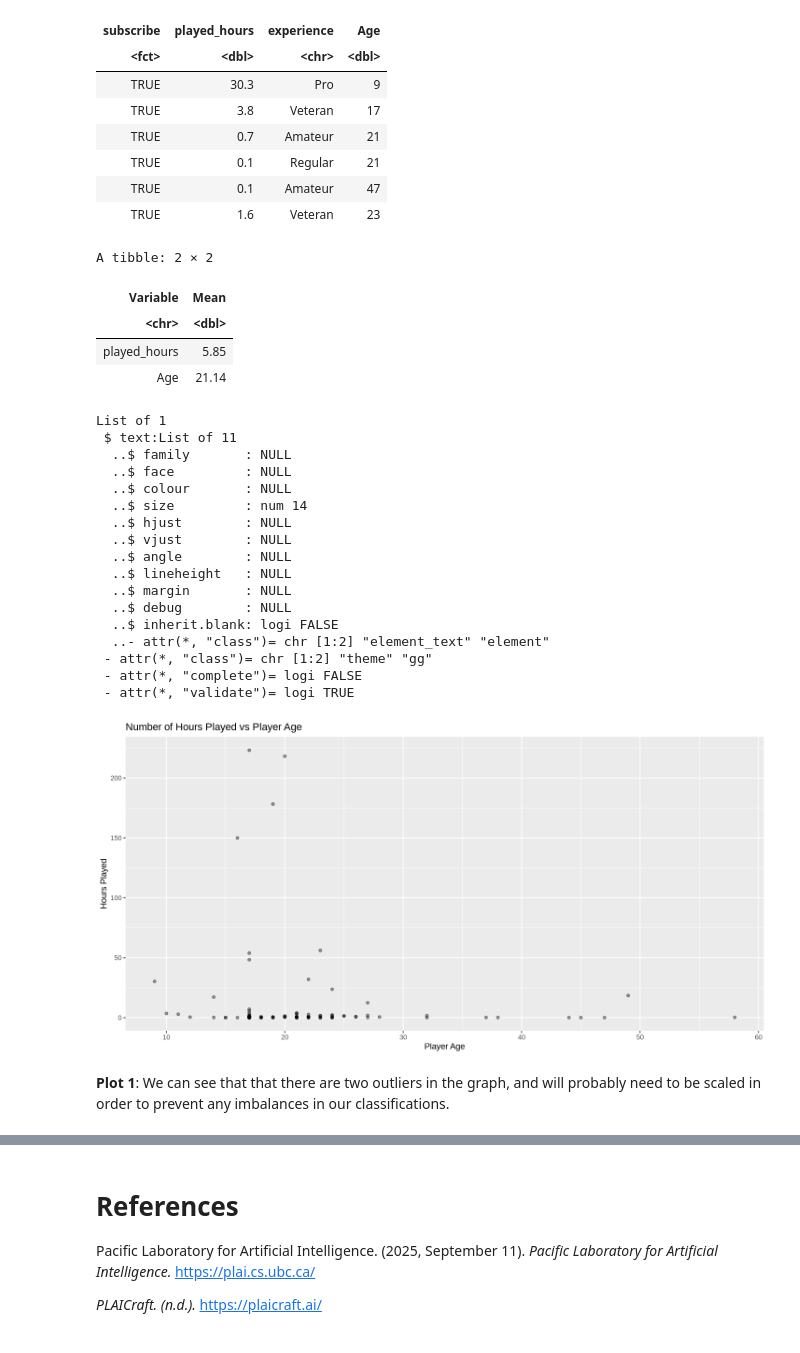
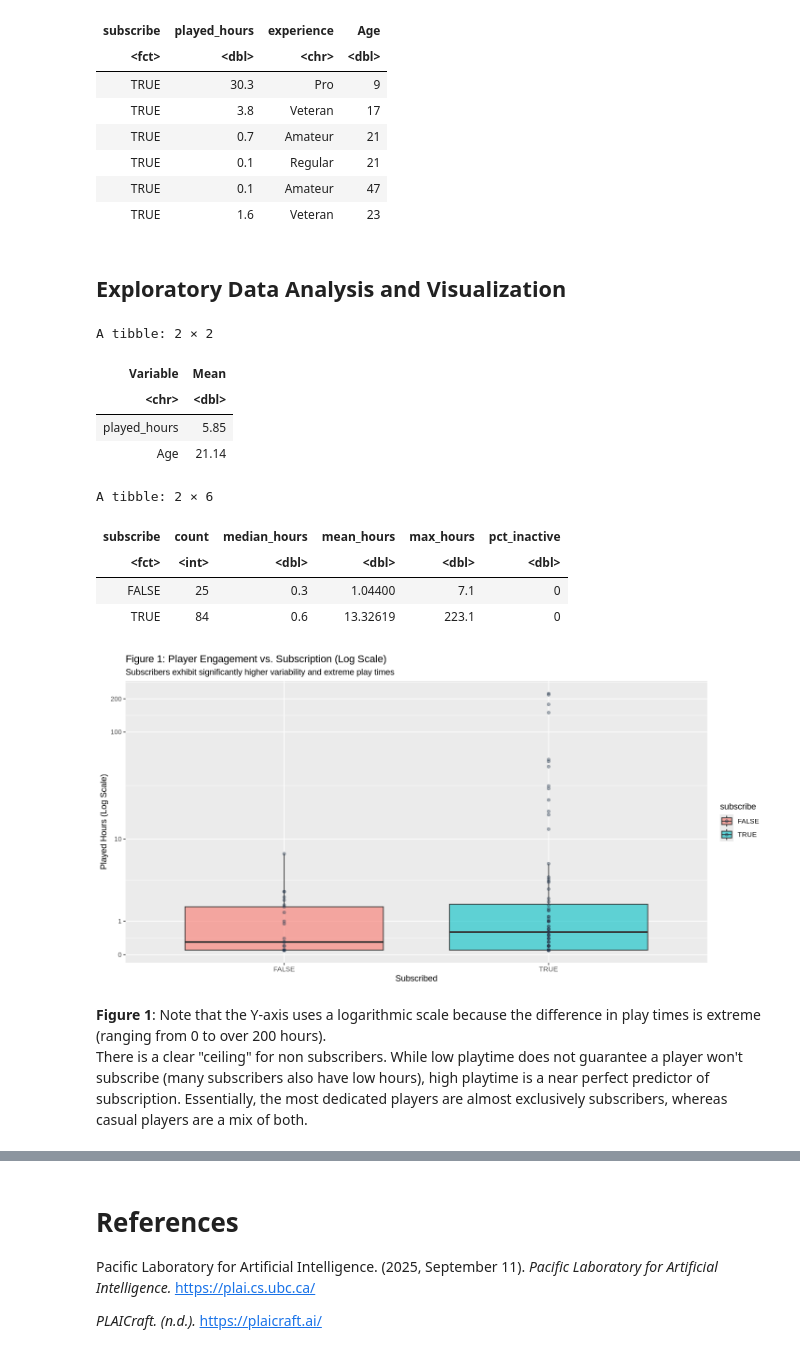
Before and after one commit to AjayAntonio77/DSCI-100-Final-Project, a Jupyter notebook: Final Group Project (R).ipynb, the cells around one changed output, grey strips where cells are left out. Drawn from its saved outputs; the diff is of its cells as text; code cells hidden in the pictures.

```diff
--- a/Final Group Project (R).ipynb
+++ b/Final Group Project (R).ipynb
@@ -176,6 +174,8 @@ A tibble: 6 × 4
 | TRUE | 0.1 | Regular | 21 |
 | TRUE | 0.1 | Amateur | 47 |
 | TRUE | 1.6 | Veteran | 23 |
+# %% [markdown]
+## Exploratory Data Analysis and Visualization
 # %%
 # Computing the mean value for each quantitative variable in the players
 
@@ -194,35 +194,43 @@ A tibble: 2 × 2
 # %%
 # Visualizations to better understand the data.
 
-minecraft_plot1 <- ggplot(players_new, aes(x = Age, y = played_hours)) +
-            geom_point(alpha = 0.4) +
-            labs(
-                x = "Player Age",
-                y = "Hours Played",
-                title = "Number of Hours Played vs Player Age")
-            theme(text = element_text(size = 14))
+# use a log scale to handle the extreme skew and zero values in the data
+minecraft_plot1 <- ggplot(players_new, aes(x = subscribe, y = played_hours, fill = subscribe)) +
+  geom_boxplot(outlier.shape = NA, alpha = 0.6) + # Boxplot summarizes distribution
+  geom_point(alpha = 0.4, color = "#2C3E50") + # Point shows actual data density
+  scale_y_continuous(trans = "log1p", breaks = c(0, 1, 10, 100, 200)) + # Log transformation for readability
+  labs(
+    title = "Figure 1: Player Engagement vs. Subscription (Log Scale)",
+    subtitle = "Subscribers exhibit significantly higher variability and extreme play times",
+    x = "Subscribed",
+    y = "Played Hours (Log Scale)"
+  )
+
 minecraft_plot1
+
+# Detailed statistics for played hours to support the Discussion
+hours_stats <- players_new %>%
+  group_by(subscribe) %>%
+  summarise(
+    count = n(),
+    median_hours = median(played_hours),
+    mean_hours = mean(played_hours),
+    max_hours = max(played_hours),
+    # Percentage of players with effectively zero playtime
+    pct_inactive = mean(played_hours == 0) * 100
+  )
+
+hours_stats
 # %% [output]
-List of 1
- $ text:List of 11
-  ..$ family       : NULL
-  ..$ face         : NULL
-  ..$ colour       : NULL
-  ..$ size         : num 14
-  ..$ hjust        : NULL
-  ..$ vjust        : NULL
-  ..$ angle        : NULL
-  ..$ lineheight   : NULL
-  ..$ margin       : NULL
-  ..$ debug        : NULL
-  ..$ inherit.blank: logi FALSE
-  ..- attr(*, "class")= chr [1:2] "element_text" "element"
- - attr(*, "class")= chr [1:2] "theme" "gg"
- - attr(*, "complete")= logi FALSE
- - attr(*, "validate")= logi TRUE
+A tibble: 2 × 6
+| subscribe | count | median_hours | mean_hours | max_hours | pct_inactive |
+| <fct> | <int> | <dbl> | <dbl> | <dbl> | <dbl> |
+| FALSE | 25 | 0.3 | 1.04400 | 7.1 | 0 |
+| TRUE | 84 | 0.6 | 13.32619 | 223.1 | 0 |
-[figure, old version]
+[figure, new version]
 # %% [markdown]
-**Plot 1**: We can see that that there are two outliers in the graph, and will probably need to be scaled in order to prevent any imbalances in our classifications.
+**Figure 1**: Note that the Y-axis uses a logarithmic scale because the difference in play times is extreme (ranging from 0 to over 200 hours).
+There is a clear "ceiling" for non subscribers. While low playtime does not guarantee a player won't subscribe (many subscribers also have low hours), high playtime is a near perfect predictor of subscription. Essentially, the most dedicated players are almost exclusively subscribers, whereas casual players are a mix of both.
 # %%
 # Visualization: Subscription by Experience
 minecraft_plot2 <- ggplot(players, aes(x = experience, fill = factor(subscribe))) +
```
Also changed, not shown: parts of 15 cells of this notebook.
